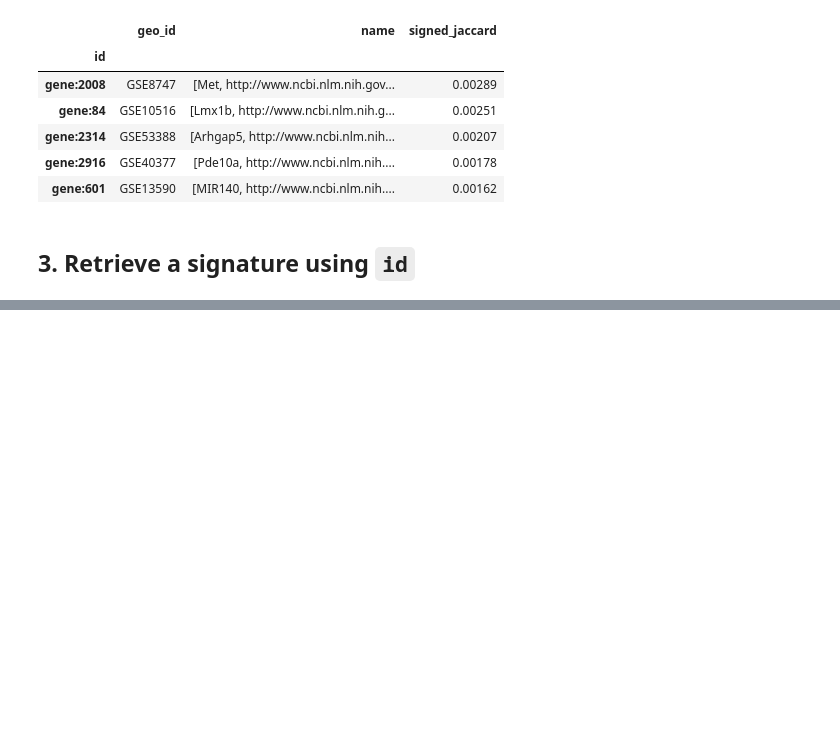
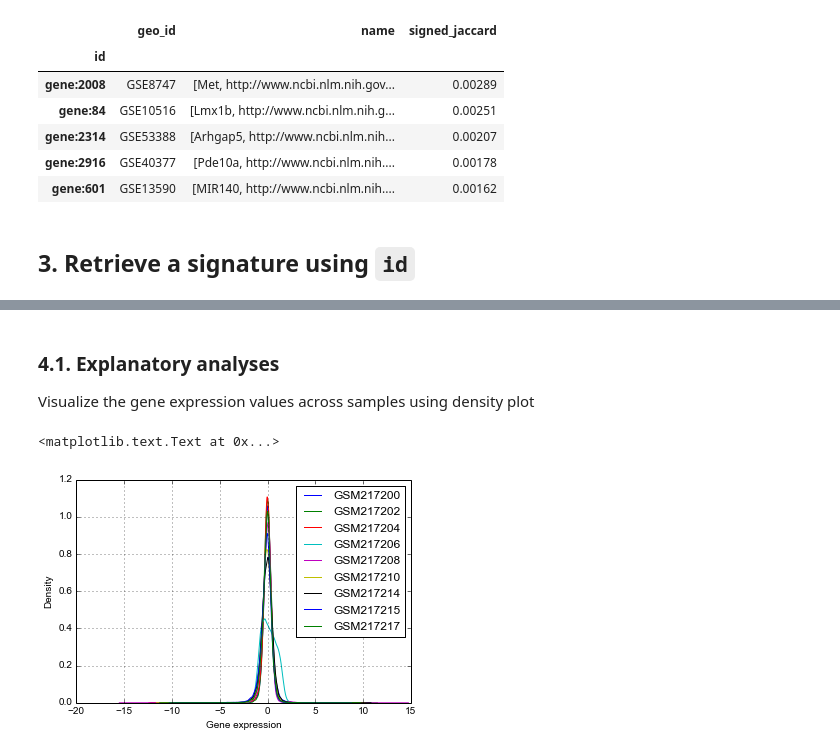
Before and after one commit to MaayanLab/creeds, a Jupyter notebook: Example_API_usage.ipynb, the cells around one changed output, grey strips where cells are left out. Saved outputs shown, nothing was run; the diff lists cells and outputs as text; code cells hidden in the pictures; blank space fills up the shorter version.

```diff
--- a/Example_API_usage.ipynb
+++ b/Example_API_usage.ipynb
@@ -79,0 +104,7 @@ Perturbation GSMs: [u'GSM217210', u'GSM217214', u'GSM217215', u'GSM217217']
+# %%
+gse_file = geodownloader.download(sig['geo_id'])
+annot_file = geodownloader.download(sig['platform'])
+# %%
+expr_df = softparser.parse(gse_file.path(), sig['ctrl_ids'], sig['pert_ids'])
+print expr_df.shape
+expr_df.head()
@@ -79,0 +120,9 @@ Perturbation GSMs: [u'GSM217210', u'GSM217214', u'GSM217215', u'GSM217217']
+# %% [markdown]
+### 4.1. Explanatory analyses
+Visualize the gene expression values across samples using density plot
+# %%
+ax = expr_df.plot(kind='kde')
+ax.set_xlabel('Gene expression')
+# %% [output]
+<matplotlib.text.Text at 0x...>
+[figure, added]
```
Also changed, not shown: parts of 20 cells of this notebook, 1 other file.
